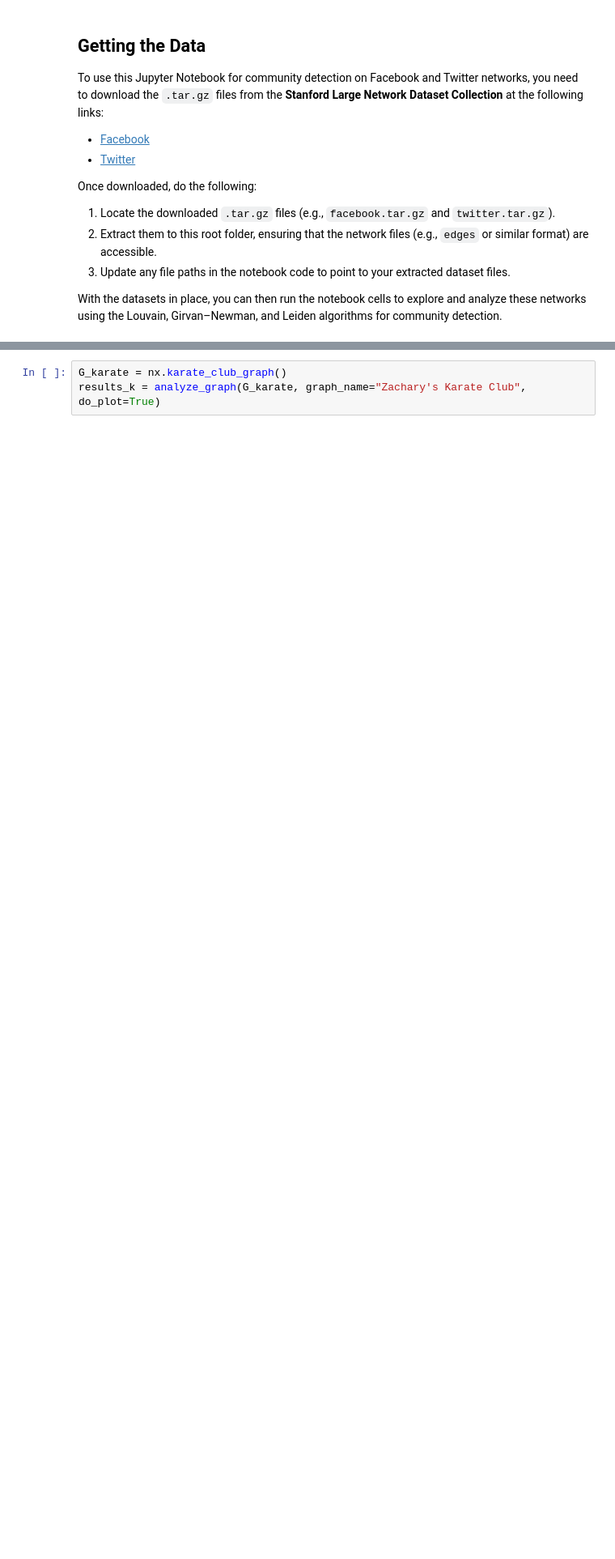
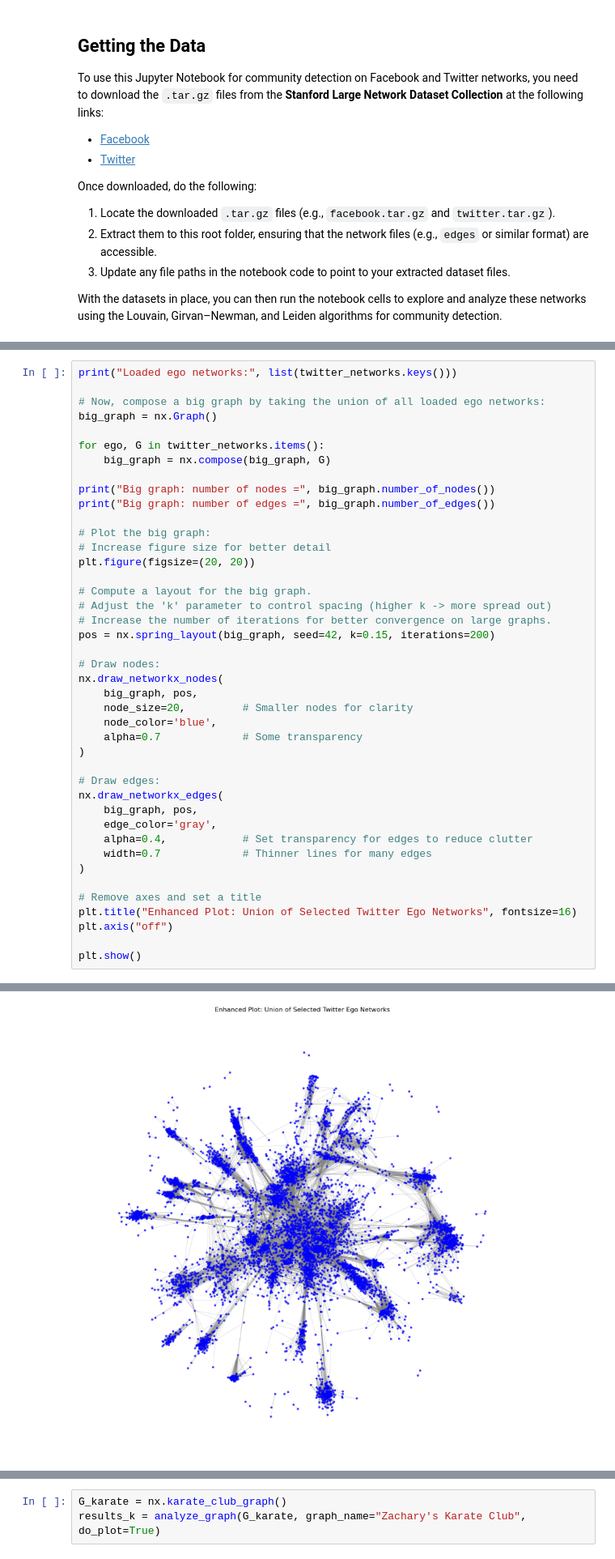
Before and after one commit to mateusgoto01/graph_facebook_analysis, a Jupyter notebook: FERNDADES_GOTO_REGAZZI_graphe.ipynb, the cells around one changed output, grey strips where cells are left out. Shown at 81% size. Saved outputs shown, nothing was run; the diff lists cells and outputs as text; blank space fills up the shorter version.

Commit message:
better visualization

```diff
--- a/FERNDADES_GOTO_REGAZZI_graphe.ipynb
+++ b/FERNDADES_GOTO_REGAZZI_graphe.ipynb
@@ -93,0 +283,43 @@ Graph with 3959 nodes and 84243 edges
+# %%
+print("Loaded ego networks:", list(twitter_networks.keys()))
+
+# Now, compose a big graph by taking the union of all loaded ego networks:
+big_graph = nx.Graph()
+
+for ego, G in twitter_networks.items():
+    big_graph = nx.compose(big_graph, G)
+
+print("Big graph: number of nodes =", big_graph.number_of_nodes())
+print("Big graph: number of edges =", big_graph.number_of_edges())
+
+# Plot the big graph:
+# Increase figure size for better detail
+plt.figure(figsize=(20, 20))
+
+# Compute a layout for the big graph.
+# Adjust the 'k' parameter to control spacing (higher k -> more spread out)
+# Increase the number of iterations for better convergence on large graphs.
+pos = nx.spring_layout(big_graph, seed=42, k=0.15, iterations=200)
+
+# Draw nodes:
+nx.draw_networkx_nodes(
+    big_graph, pos,
+    node_size=20,         # Smaller nodes for clarity
+    node_color='blue',
+    alpha=0.7             # Some transparency
+)
+
+# Draw edges:
+nx.draw_networkx_edges(
+    big_graph, pos,
+    edge_color='gray',
+    alpha=0.4,            # Set transparency for edges to reduce clutter
+    width=0.7             # Thinner lines for many edges
+)
+
+# Remove axes and set a title
+plt.title("Enhanced Plot: Union of Selected Twitter Ego Networks", fontsize=16)
+plt.axis("off")
+
+plt.show()
+# %% [output]
@@ -94,3 +329,4 @@ Graph with 3959 nodes and 84243 edges
+[figure, added]
 # %%
 def basic_visualization(G, title="Graph Visualization", seed=42):
     """
```
Also changed, not shown: parts of 5 cells of this notebook.
